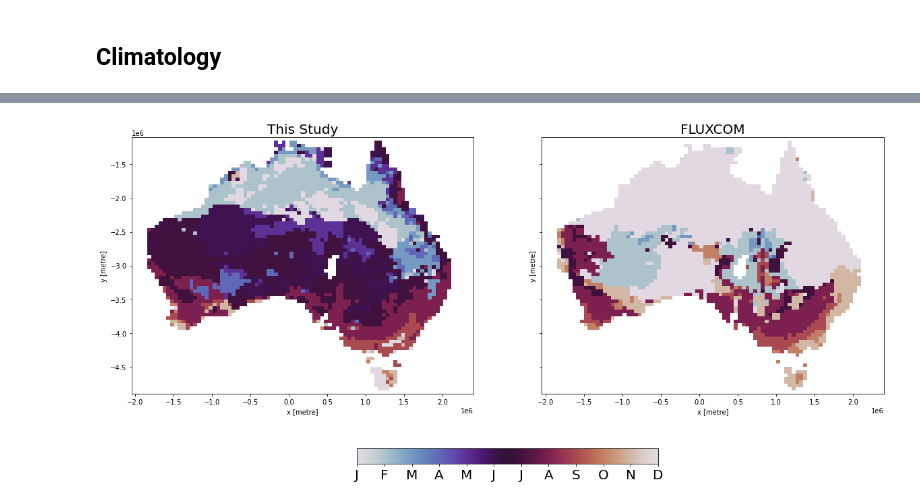
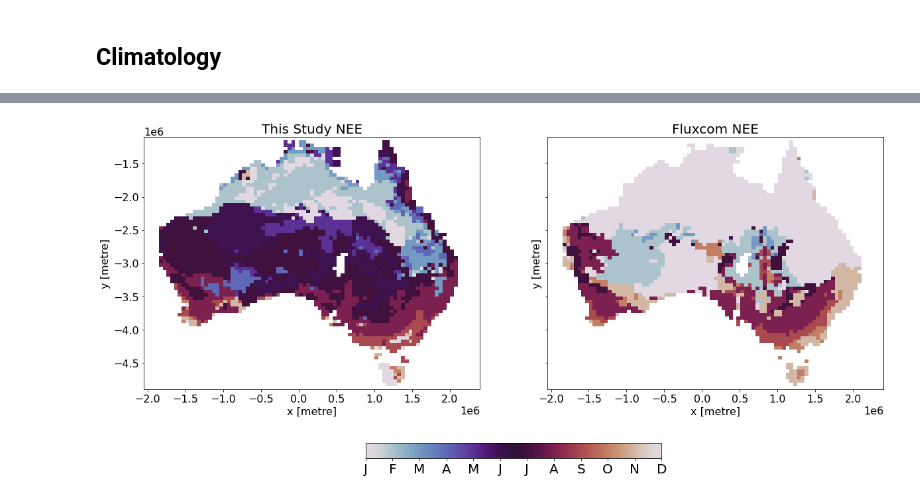
Before and after one commit to cbur24/NEE_modelling, a Jupyter notebook: 6a_Compare_with_fluxcom.ipynb, the cells around one changed output, grey strips where cells are left out. Cells and saved outputs as stored; diff of their text form; code cells hidden in the pictures.

```diff
--- a/6a_Compare_with_fluxcom.ipynb
+++ b/6a_Compare_with_fluxcom.ipynb
@@ -52,0 +78,6 @@ ds_fc = ds_fc * area_per_pixel * 1e-15
+# %%
+ds_mean = ds.mean(['time'])
+ds = ds - ds_mean
+
+ds_fc_mean = ds_fc.mean(['time'])
+ds_fc = ds_fc - ds_fc_mean
@@ -105 +162,7 @@ cv_monthly_fc = monthly_std_fc / monthly_mean_fc
+# %%
+modis_gpp_clim_mean = (modis_gpp+modis_gpp_mean).groupby('time.month').mean()
+modis_gpp_clim_std = (modis_gpp+modis_gpp_mean).groupby('time.month').std()
+
+gosif_gpp_clim_mean = (gosif_gpp+gosif_gpp_mean).groupby('time.month').mean()
+gosif_gpp_clim_std = (gosif_gpp+gosif_gpp_mean).groupby('time.month').std()
 # %%
@@ -128,31 +205,35 @@ ax.set_ylabel('PgC/month');
 # %%
 if var == 'NEE':
-    max_mean_month = allNaN_arg(monthly_mean, 'month', 'min')
-    max_mean_month_fc = allNaN_arg(monthly_mean_fc, 'month', 'min')
+    max_mean_month = allNaN_arg(ds_clim_mean, 'month', 'min')
+    max_mean_month_fc = allNaN_arg(ds_fc_clim_mean, 'month', 'min')
+    #max_mean_month_modis = allNaN_arg(modis_gpp_clim_mean, 'month', 'min')
+    #max_mean_month_gosif = allNaN_arg(gosif_gpp_clim_mean, 'month', 'min')
     #max_mean_season = allNaN_arg(monthly_season, 'season', 'min')
 else:
-    max_mean_month = allNaN_arg(monthly_mean, 'month', 'max')
-    max_mean_month_fc = allNaN_arg(monthly_mean_fc, 'month', 'max')
+    max_mean_month = allNaN_arg(ds_clim_mean, 'month', 'max')
+    max_mean_month_fc = allNaN_arg(ds_fc_clim_mean, 'month', 'max')
+    max_mean_month_modis = allNaN_arg(modis_gpp_clim_mean, 'month', 'max')
+    max_mean_month_gosif = allNaN_arg(gosif_gpp_clim_mean, 'month', 'max')
     #max_mean_season = allNaN_arg(monthly_season, 'season', 'max')
 # %%
-fig,ax = plt.subplots(1,2, figsize=(20,10), sharey=True)
+fig,ax = plt.subplots(1,2, figsize=(20,10), sharey=True, sharex=True)
 
 im = max_mean_month.plot.imshow(vmin=1, vmax=12, ax=ax[0], cmap='twilight', add_colorbar=False)
-ax[0].set_title('This Study', fontsize=20);
+ax[0].set_title('This Study '+var, fontsize=20);
 
 im = max_mean_month_fc.plot.imshow(vmin=1, vmax=12, ax=ax[1], cmap='twilight', add_colorbar=False)
+ax[1].set_title('Fluxcom '+var, fontsize=20);
+
+# im = max_mean_month_modis.plot.imshow(vmin=1, vmax=12, ax=ax[1,0], cmap='twilight', add_colorbar=False)
+# ax[1,0].set_title('MODIS '+var, fontsize=20);
+
+# im = max_mean_month_gosif.plot.imshow(vmin=1, vmax=12, ax=ax[1,1], cmap='twilight', add_colorbar=False)
+# ax[1,1].set_title('GOSIF '+var, fontsize=20);
 
 cbar = fig.colorbar(im, spacing='uniform', ax=ax.ravel().tolist(), orientation='horizontal', shrink=0.4)
 cbar.set_ticks([1,2,3,4,5,6,7,8,9,10,11,12])
 cbar.set_ticklabels(["J","F","M","A","M","J","J","A","S","O","N","D"], fontsize=20)
-ax[1].set_title('FLUXCOM', fontsize=20);
 
-# cmap = ListedColormap(['lightsteelblue', 'cornflowerblue', 'royalblue', 'darkblue'])
-# im1 = max_mean_season.plot.imshow(vmin=1, vmax=4, cmap=cmap, add_colorbar=False, ax=ax[1])
-# cbar1 = plt.colorbar(im1, spacing='uniform', ax=ax[1])
-# cbar1.set_ticks([1, 2, 3, 4])
-# cbar1.set_ticklabels(["DJF", "MAM", "JJA", "SON"])
-# ax[1].set_title('Season of maximum '+var)
-# plt.tight_layout();
+plt.savefig('/g/data/os22/chad_tmp/NEE_modelling/results/figs/month_of_max_'+var+'.png')
 # %% [output]
-[figure, old version]
+[figure, new version]
```
Also changed, not shown: parts of 24 cells of this notebook, 2 other files.
